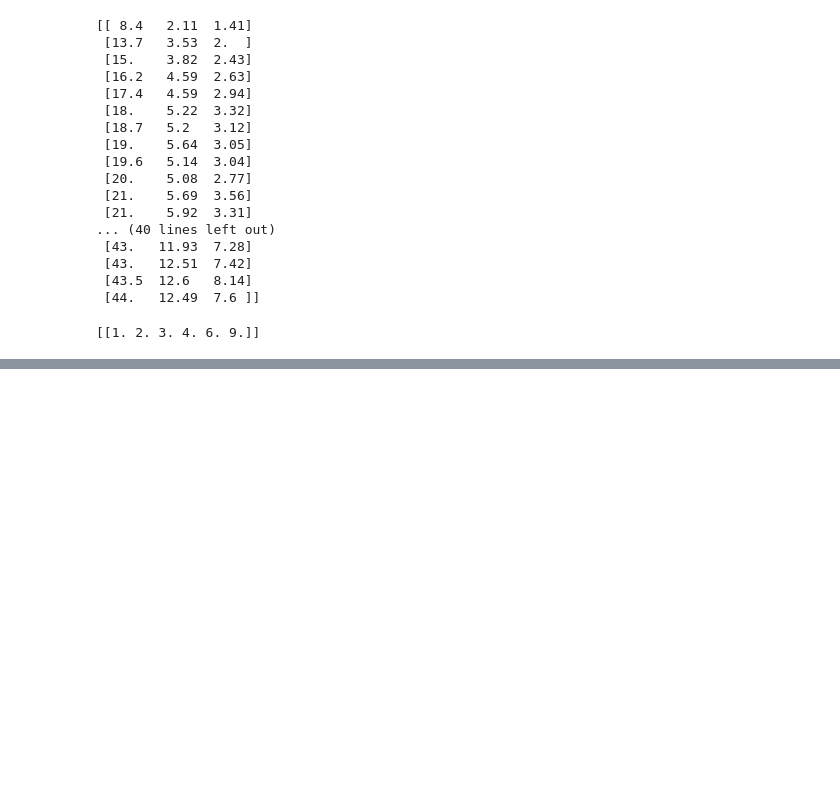
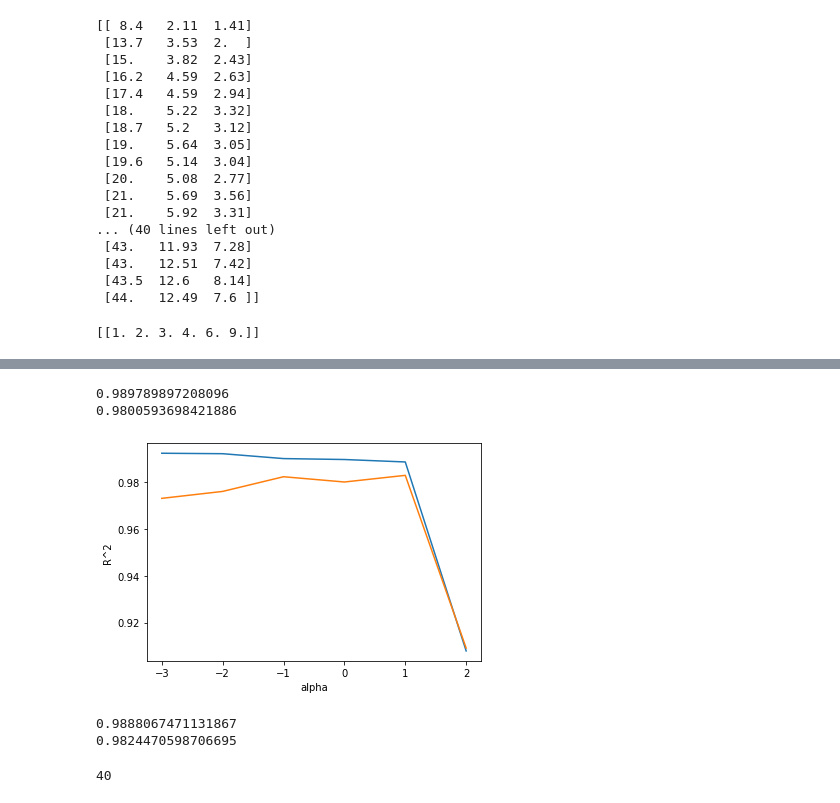
Before and after one commit to GrittyCode/Machinelearning_study, a Jupyter notebook: LinearRegression.ipynb, the cells around one changed output, grey strips where cells are left out. Cells and saved outputs as stored; diff of their text form; code cells hidden in the pictures; blank space fills up the shorter version.

```diff
--- a/LinearRegression.ipynb
+++ b/LinearRegression.ipynb
@@ -153,0 +239,58 @@ print(train_poly.shape)
+# %%
+#이번엔 라쏘 회귀를 실험해보자.
+from sklearn.linear_model import Lasso
+lasso = Lasso()
+lasso.fit(train_scaled,train_target)
+print(lasso.score(train_scaled,train_target))
+print(lasso.score(test_scaled,test_target))
+# %% [output]
+0.989789897208096
+0.9800593698421886
+# %%
+import matplotlib.pyplot as plt
+train_score = []
+test_score = []
+
+
+alpha_list = [0.001,0.01,0.1,1,10,100]
+
+for alpha in alpha_list:
+    lasso = Lasso(alpha = alpha, max_iter=10000)
+    lasso.fit(train_scaled,train_target)
+    train_score.append(lasso.score(train_scaled,train_target))
+    test_score.append(lasso.score(test_scaled,test_target))
+# %%
+plt.plot(np.log10(alpha_list),train_score)
+plt.plot(np.log10(alpha_list),test_score)
+plt.xlabel('alpha')
+plt.ylabel('R^2')
+plt.show()
+#그래프 분석 결과 최적의 값은 1, 2는 너무 점수가 떨어진다.
+# %% [output]
+[figure, added]
+# %%
+lasso = Lasso(alpha = 10)
+lasso.fit(train_scaled,train_target)
+print(lasso.score(train_scaled,train_target))
+print(lasso.score(test_scaled,test_target))
+# %% [output]
+0.9888067471131867
+0.9824470598706695
+# %%
+print(np.sum(lasso.coef_ == 0)) #사용한 특성은 15개라는 것을 반증
+#머신러닝 흐름도 -> 모델 선정 -> 특성 선정 -> 선정한 특성으로 훈련 -> 테스트로 점수 확인
+#고급 과소적합이라면 특성을 늘려주는 PolynomialFeatures로 존재하는 특성으로 새로운 특성들을 생성 가능 기본 차수 degree는 2이다.
+#만약 과대적합이라면 특성의 계수나 기울기를 조절해주는 Ridge나 Lasso를 이용해 과대적합을 줄여준다.
+#이들의 최적의 하이퍼 파라미터 값 alpha를 찾기 위해서는 for문을 이용해 train과 test에 대한 그래프를 그려봐 서로의 차이가 가장 적으며 점수도 높은것을 선정해주면 된다.
+#또한, 규제를 하기 이전에, 각 특성들간의 값들을 정규화해줘 모든 특성이 공정하게 제어되도록 해주기 위해 StandaraScaler라는 것을 import해준다.
+
+'''
+아래가 모든 특성들간의 정규화를 진행한 예시이다. 여기선 StandardScaler를 사용했다.
+from sklearn.preprocessing import StandardScaler
+ss = StandardScaler()
+ss.fit(train_poly)#특성들을 모델에 훈련시켜줘야 transform으로 정규환 된 값으로 변환해줄수있다.
+train_scaled = ss.transform(train_poly) #정규화된 특성으로 반환
+test_scaled = ss.transform(test_poly)
+'''
+# %% [output]
+40
```
Also changed, not shown: parts of 10 cells of this notebook.
